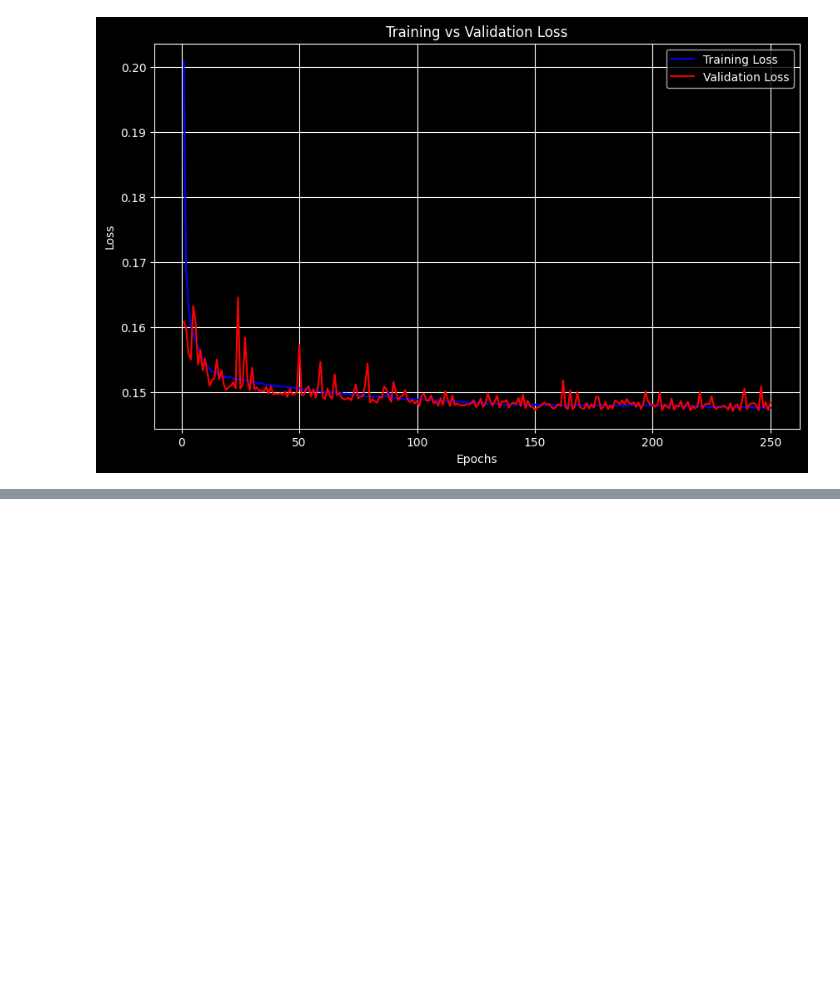
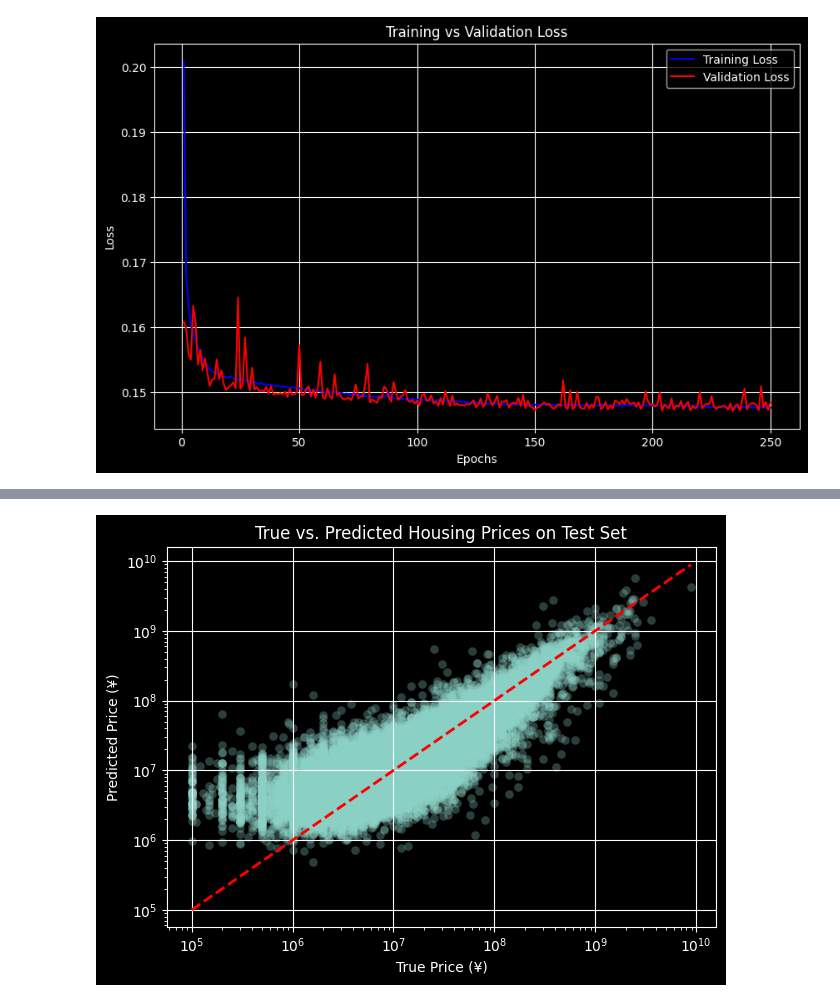
Before and after one commit to bmcgloughlin71/Japanese_future_real_estate_prices, a Jupyter notebook: Regression_Analysis/Regression_Analysis_more_features.ipynb, the cells around one changed output, grey strips where cells are left out. Drawn from its saved outputs; the diff is of its cells as text; code cells hidden in the pictures; blank space fills up the shorter version.

Commit message:
Evaluate on Test Set

```diff
--- a/Regression_Analysis/Regression_Analysis_more_features.ipynb
+++ b/Regression_Analysis/Regression_Analysis_more_features.ipynb
@@ -234,0 +270,7 @@ model.save_weights('Japanese_Housing_Price_Model_epoch250.weights.h5')
+# %%
+# Load the model
+model = tf.keras.models.load_model('Japanese_Housing_Price_Model.keras')
+
+# Evaluate
+test_loss = model.evaluate(test_features_filtered, test_target_log, verbose=2)
+print(f"Test Set MAE (log-transformed): {test_loss:.4f}")
@@ -234,0 +280,20 @@ model.save_weights('Japanese_Housing_Price_Model_epoch250.weights.h5')
+# %%
+# Predict (if not already done)
+y_pred_log = model.predict(test_features_filtered).flatten()
+y_pred = np.power(10, y_pred_log) - 1  # Inverse of log10(x + 1)
+
+# Ground truth
+y_true = test_target
+
+# Scatter plot
+plt.scatter(y_true, y_pred, alpha=0.3, linewidths=0.1)
+plt.plot([y_true.min(), y_true.max()], [y_true.min(), y_true.max()], 'r--', lw=2)
+plt.xlabel("True Price (¥)")
+plt.ylabel("Predicted Price (¥)")
+plt.title("True vs. Predicted Housing Prices on Test Set")
+plt.grid(True)
+plt.xscale("log")
+plt.yscale("log")
+plt.tight_layout()
+plt.show()
+# %% [output]
@@ -234,0 +301 @@ model.save_weights('Japanese_Housing_Price_Model_epoch250.weights.h5')
+[figure, added]
```
Also changed, not shown: parts of 5 cells of this notebook.
